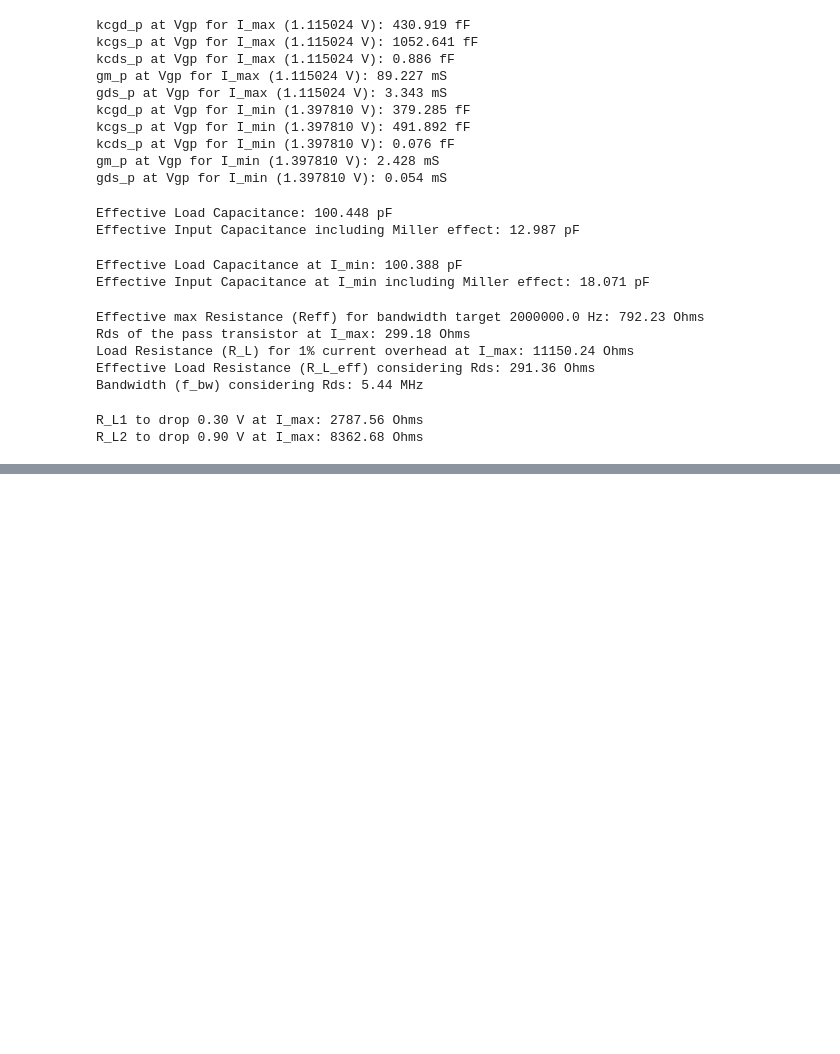
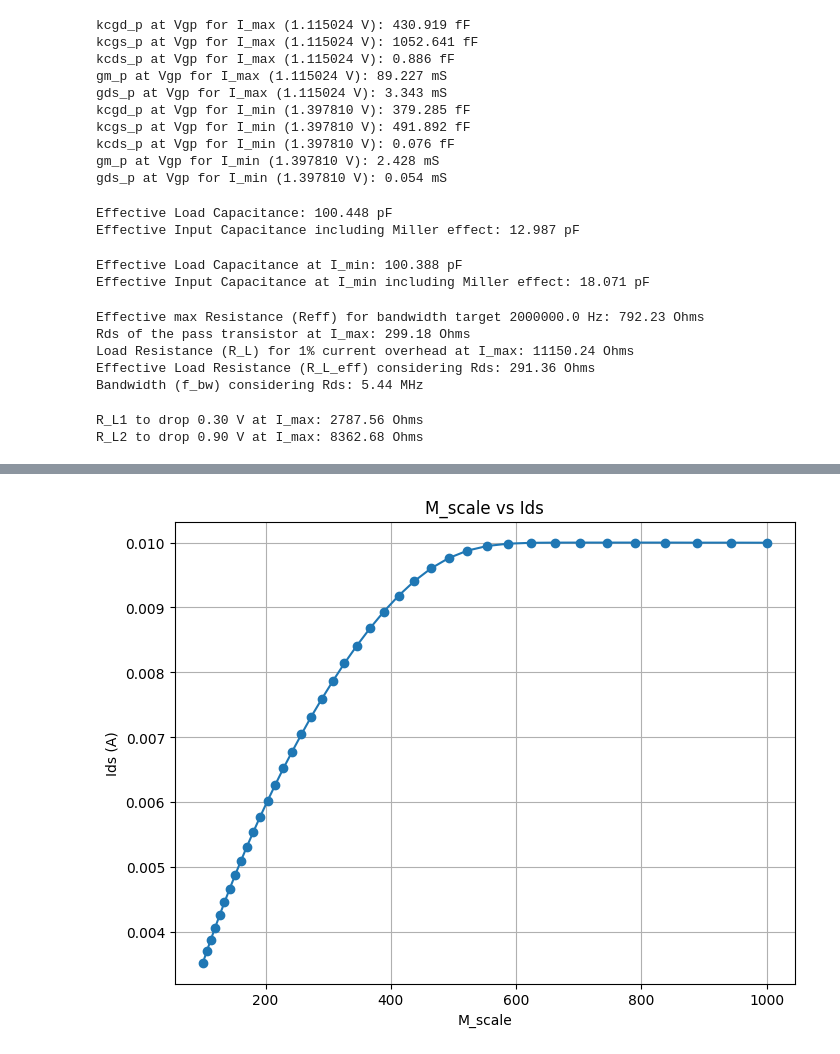
Before and after one commit to Sakthi-Kalidasan/C_ID_repo, a Jupyter notebook: LDO/LDO_Pass_Analysis.ipynb, the cells around one changed output, grey strips where cells are left out. Saved outputs shown, nothing was run; the diff lists cells and outputs as text; code cells hidden in the pictures; blank space fills up the shorter version.

```diff
--- a/LDO/LDO_Pass_Analysis.ipynb
+++ b/LDO/LDO_Pass_Analysis.ipynb
@@ -194,0 +217,10 @@ R_L2 to drop 0.90 V at I_max: 8362.68 Ohms
+# %%
+plt.figure(figsize=(8, 6))
+plt.plot(M_scale, ids, marker='o')
+plt.xlabel('M_scale')
+plt.ylabel('Ids (A)')
+plt.title('M_scale vs Ids')
+plt.grid(True)
+plt.show()
+# %% [output]
+[figure, added]
```
Also changed, not shown: parts of 10 cells of this notebook, 7 other files.
